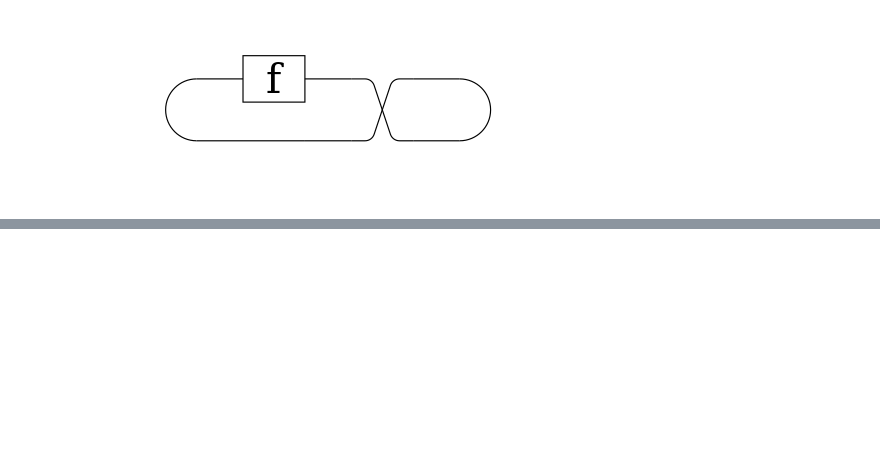
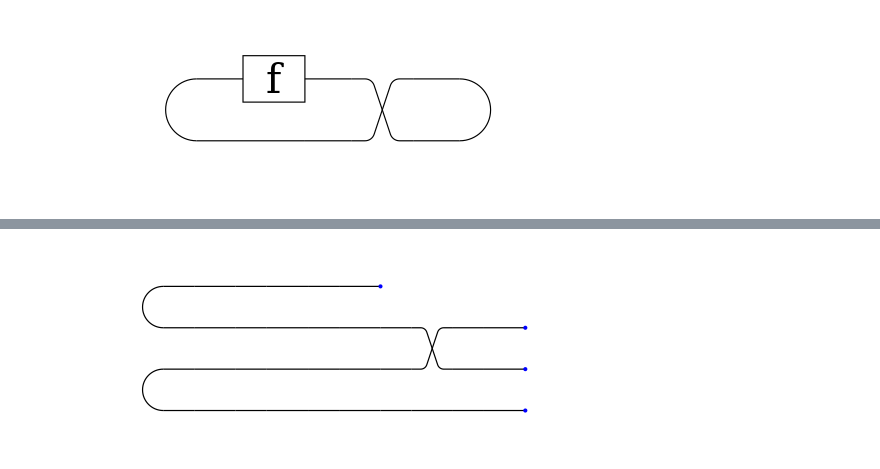
Before and after one commit to benzrf/compact-closed, a Jupyter notebook: StringDiagrams2.ipynb, the cells around one changed output, grey strips where cells are left out. Cells and saved outputs as stored; diff of their text form; code cells hidden in the pictures; blank space fills up the shorter version.

```diff
--- a/StringDiagrams2.ipynb
+++ b/StringDiagrams2.ipynb
@@ -322,0 +334,6 @@ renderFree (CompactClosed.Operations.tensorDual ::
+# %%
+-- HAHAHAHA YES!
+renderFree ([tensor| foo^ab_xy = coev^a_x coev^b_y |]
+            :: [free| 1 -> X ⊗ Y ⊗ X* ⊗ Y* |])
+# %% [output]
+[figure, added]
```
Also changed, not shown: parts of 19 cells of this notebook, 3 other files.
